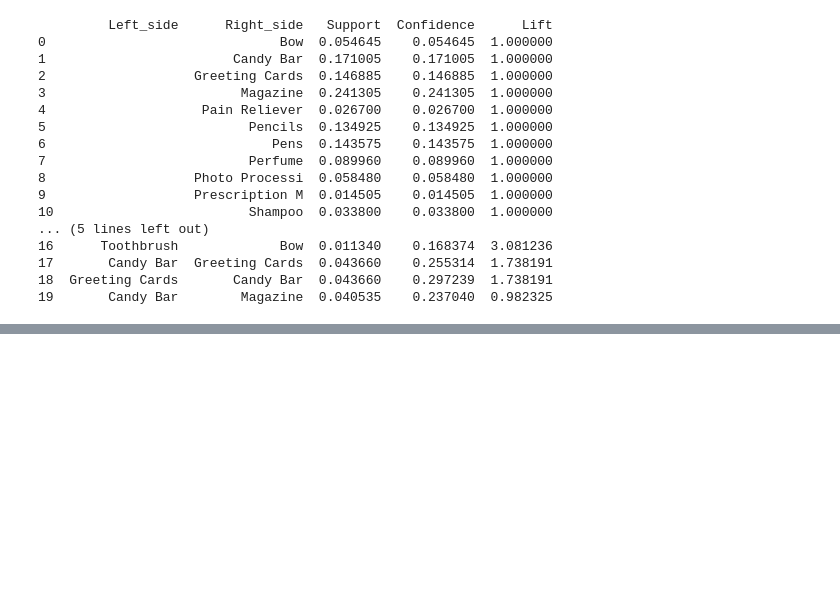
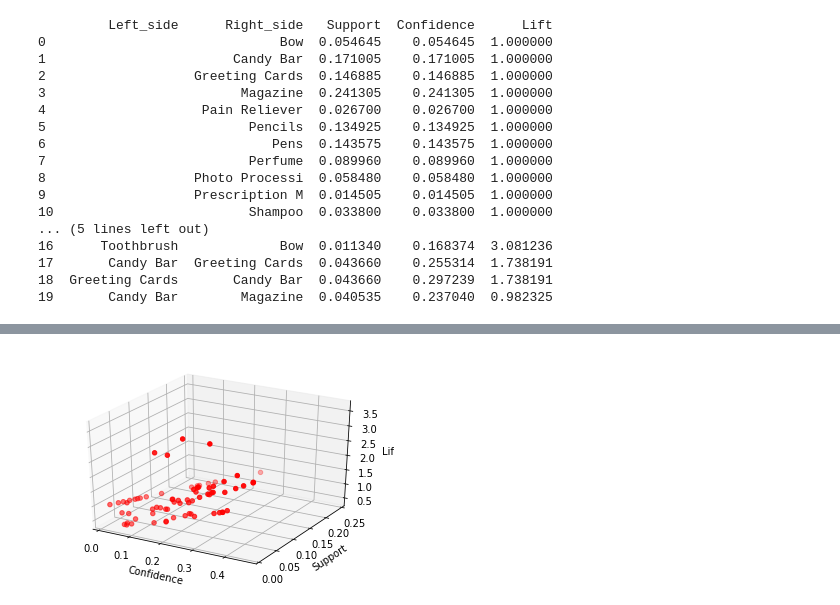
Before and after one commit to MaxEdman/IFN645_CaseStudy2, a Jupyter notebook: Tastk4 Association.ipynb, the cells around one changed output, grey strips where cells are left out. Drawn from its saved outputs; the diff is of its cells as text; code cells hidden in the pictures; blank space fills up the shorter version.

```diff
--- a/Tastk4 Association.ipynb
+++ b/Tastk4 Association.ipynb
@@ -107,0 +141,3 @@ print(result_df.head(10))
+# %%
+result_df = result_df.sort_values(by='Left_side', ascending=False)
+print(result_df.head(100))
@@ -107,0 +162,24 @@ print(result_df.head(10))
+# %%
+from mpl_toolkits.mplot3d import Axes3D
+import matplotlib.pyplot as plt
+
+
+
+fig = plt.figure()
+ax = fig.add_subplot(111, projection='3d')
+
+x = result_df['Confidence']
+y = result_df['Support']
+z = result_df['Lift']
+
+
+
+ax.scatter(x, y, z, c='r', marker='o')
+
+ax.set_xlabel('Confidence')
+ax.set_ylabel('Support')
+ax.set_zlabel('Lift')
+
+plt.show()
+# %% [output]
+[figure, added]
```
Also changed, not shown: parts of 5 cells of this notebook.
